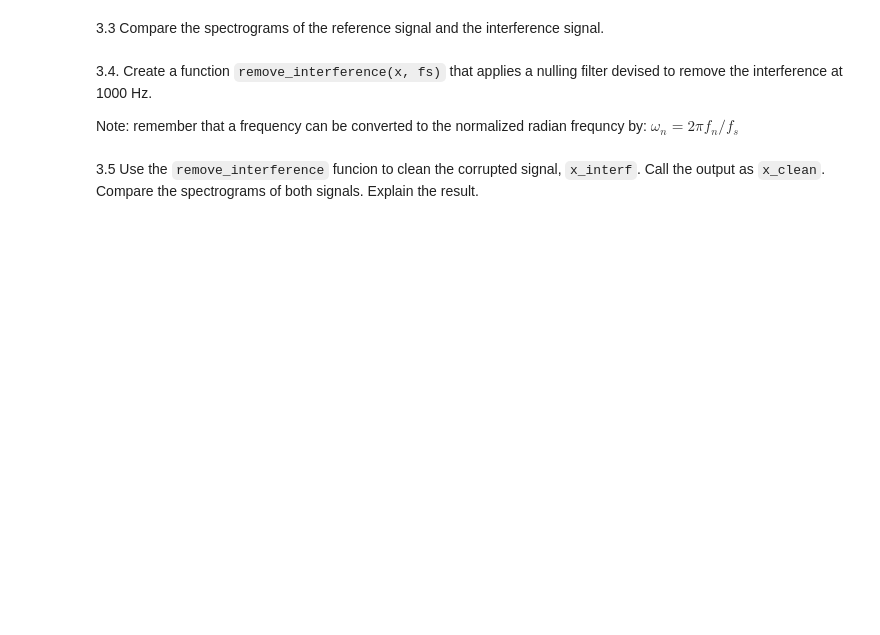
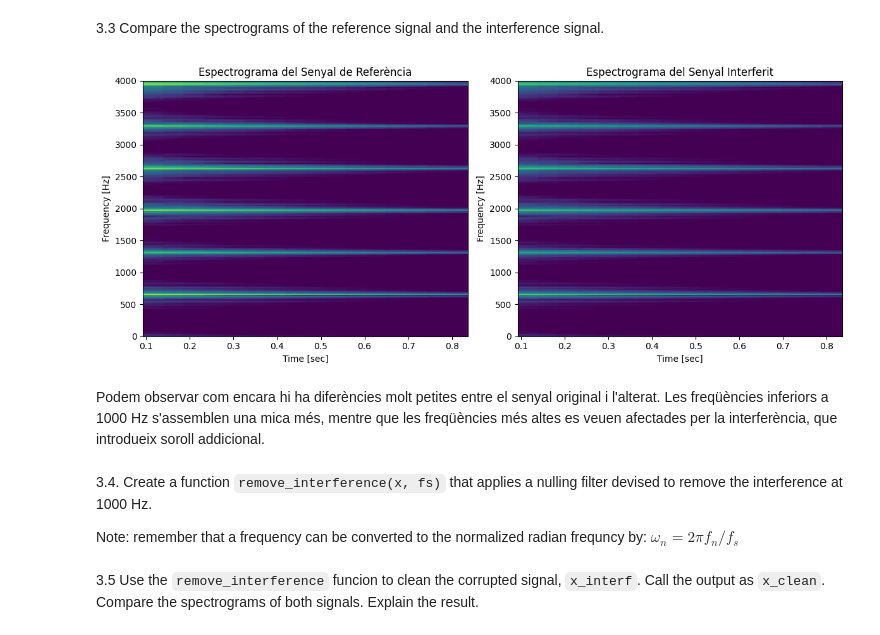
Before and after one commit to bernatnogueras/sis1_group202_bernat, a Jupyter notebook: labs/Lab5.ipynb, the cells around one changed output. Drawn from its saved outputs; the diff is of its cells as text; code cells hidden in the pictures; blank space fills up the shorter version.

```diff
--- a/labs/Lab5.ipynb
+++ b/labs/Lab5.ipynb
@@ -129,14 +143,15 @@ $$
 # %% [markdown]
 3.1 Use the following function to add an interference in your reference signal. Name the corrupted signal as `x_interf`.
 # %%
+#Creem la funció add_interference
 def add_interference(x, fs):
-  t = np.arange(len(x)) / fs
-  f_interf = 0.5 * fs / 2  #Utilitzem Nyquist (posem 0.5 per veure l'efecte del filtre a la meitat)
-  A_interf = 0.5
+  t = np.arange(len(x)) / fs #Creem un vector de 0 fins la length del senyal
+  f_interf = 0.5 * (fs / 2)  #Utilitzem la meitat de la freqüència de Nyquist (Podria ser algun altre valor)
+  A_interf = 0.5 * np.max(np.abs(x)) #Utilitzem la meitat de l'amplitud màxima del senyal original
 
-  interference = A_interf * np.cos(2*np.pi*f_interf*t)
-  x_interf = x + interference
+  interference = A_interf * np.cos(2*np.pi*f_interf*t) #Generem una sinusoide amb l'amplitud i freqüència escollida
+  x_interf = x + interference #Afegim l'interferència al senyal original
 
-  return x_interf
+  return x_interf #Retornem el senyal interferit
 # %% [markdown]
 3.2 Plot both the reference signal and the corrupted signal and listen to the latter one.
@@ -169,3 +174,31 @@ Importem el senyal sintetitzat
+# %%
+from scipy.signal import spectrogram
+
+window_length = 8192 #Definim el nombre de mostres
+
+#Calculem els espectrogrames
+ff, tt, Sxx = spectrogram(ref, fs, nperseg=window_length, noverlap=window_length / 2)
+ff, tt, Sxx_interf = spectrogram(x_interf, fs, nperseg=window_length, noverlap=window_length / 2)
+
+#Creem la figura, ja que la dividirem en dos
+plt.figure(figsize=(12, 5))
+
+plt.subplot(1,2,1)
+plot_spectrogram(ff, tt, Sxx)
+plt.title('Espectrograma del Senyal de Referència')
+plt.ylim([0, 4000])
+
+plt.subplot(1,2,2)
+plot_spectrogram(ff, tt, Sxx_interf)
+plt.title('Espectrograma del Senyal Interferit')
+plt.ylim([0, 4000])
+
+plt.tight_layout()
+plt.show()
+# %% [output]
+[figure, added]
+# %% [markdown]
+Podem observar com encara hi ha diferències molt petites entre el senyal original i l'alterat. Les freqüències inferiors a 1000 Hz s'assemblen una mica més, mentre que les freqüències més altes es veuen afectades per la interferència, que introdueix soroll addicional.
 # %% [markdown]
 3.4. Create a function `remove_interference(x, fs)` that applies a nulling filter devised to remove the interference at 1000 Hz.
 
```
Also changed, not shown: parts of 16 cells of this notebook.
